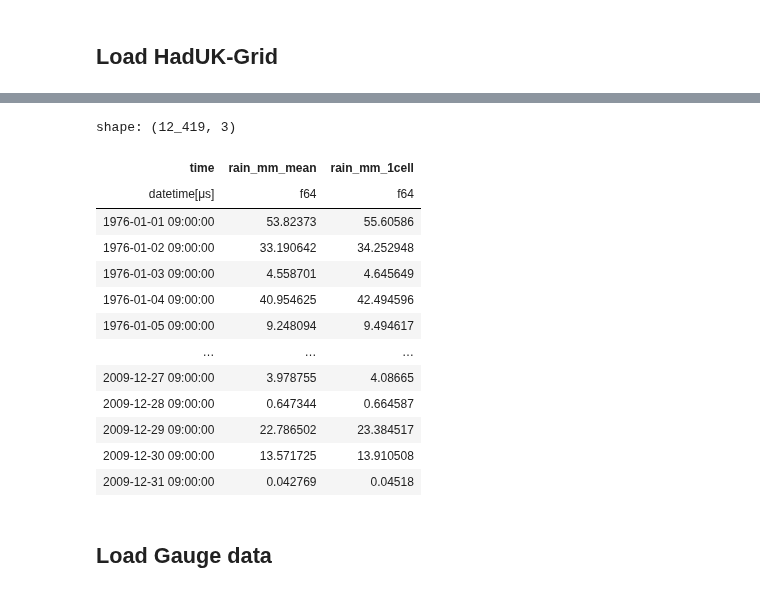
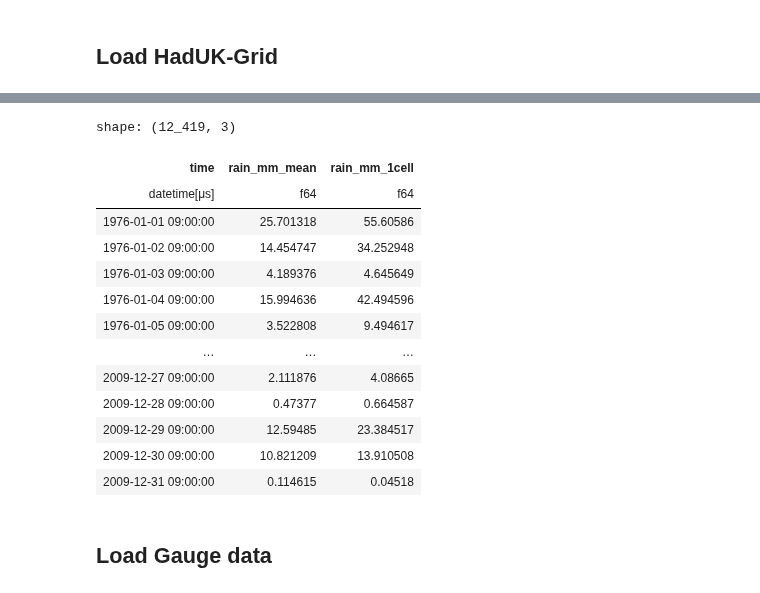
Before and after one commit to Thomasjkeel/FDRI-comparing-rainfall-data-in-upper-severn, a Jupyter notebook: notebooks/Carreg_wen_gauge_vs_grid.ipynb, the cells around one changed output, grey strips where cells are left out. Cells and saved outputs as stored; diff of their text form; code cells hidden in the pictures.

```diff
--- a/notebooks/Carreg_wen_gauge_vs_grid.ipynb
+++ b/notebooks/Carreg_wen_gauge_vs_grid.ipynb
@@ -113,0 +89,5 @@ Data variables:
+# %%
+haduk_plynlimon = xr.open_mfdataset(['../../../HadUK_Grid/haduk_grid_1km_day/hadukgrid_1km_plynlimonregion_19760101_19920831.nc',\
+                 '../../../HadUK_Grid/haduk_grid_1km_day/hadukgrid_1km_plynlimonregion_19920901_20091231.nc'])
+haduk_plynlimon = haduk_plynlimon.rename({'rainfall': RAIN_COL})
+haduk_plynlimon
@@ -114,44 +112,44 @@ Data variables:
 # %%
 ## Compute rainfall mean over Carreg-wen (3 * 3 km)
-haduk_carreg_mean = haduk_carreg[RAIN_COL].mean(('projection_x_coordinate', 'projection_y_coordinate'))
-haduk_carreg_mean = pl.from_pandas(haduk_carreg_mean.to_dataframe().reset_index()) ## convert to polars
-haduk_carreg_mean = haduk_carreg_mean.rename({RAIN_COL: f'{RAIN_COL}_mean'})
+haduk_plynlimon_mean = haduk_plynlimon[RAIN_COL].mean(('projection_x_coordinate', 'projection_y_coordinate'))
+haduk_plynlimon_mean = pl.from_pandas(haduk_plynlimon_mean.to_dataframe().reset_index()) ## convert to polars
+haduk_plynlimon_mean = haduk_plynlimon_mean.rename({RAIN_COL: f'{RAIN_COL}_mean'})
 
 #  Closest 1km grid cell to gauge
-haduk_carreg_1cell = haduk_carreg.sel(projection_x_coordinate=282500+0, projection_y_coordinate=288500+0)
-haduk_carreg_1cell = haduk_carreg_1cell[RAIN_COL].drop_vars(('projection_y_coordinate', 'projection_x_coordinate', 'latitude', 'longitude')) ## drop unnecessary vars
-haduk_carreg_1cell = pl.from_pandas(haduk_carreg_1cell.to_dataframe().reset_index()) ##convert to polars
-haduk_carreg_1cell = haduk_carreg_1cell.rename({RAIN_COL: f'{RAIN_COL}_1cell'})
+haduk_plynlimon_1cell = haduk_plynlimon.sel(projection_x_coordinate=282500+0, projection_y_coordinate=288500+0)
+haduk_plynlimon_1cell = haduk_plynlimon_1cell[RAIN_COL].drop_vars(('projection_y_coordinate', 'projection_x_coordinate', 'latitude', 'longitude')) ## drop unnecessary vars
+haduk_plynlimon_1cell = pl.from_pandas(haduk_plynlimon_1cell.to_dataframe().reset_index()) ##convert to polars
+haduk_plynlimon_1cell = haduk_plynlimon_1cell.rename({RAIN_COL: f'{RAIN_COL}_1cell'})
 # %%
 ## join data together
-haduk_carreg_all = haduk_carreg_mean.join(haduk_carreg_1cell, on='time')
+haduk_plynlimon_all = haduk_plynlimon_mean.join(haduk_plynlimon_1cell, on='time')
 
 ## overwrite value to be 9 am NOTE: messy but necessary for how the data has been stored
-haduk_carreg_all = haduk_carreg_all.with_columns(
+haduk_plynlimon_all = haduk_plynlimon_all.with_columns(
     pl.datetime(
         pl.col("time").dt.year(),
         pl.col("time").dt.month(),
         pl.col("time").dt.day(),
         9,
         pl.col("time").dt.minute(),
         pl.col("time").dt.second(),
     ).alias('time')
 )
-haduk_carreg_all
+haduk_plynlimon_all
 # %% [output]
 shape: (12_419, 3)
 | time | rain_mm_mean | rain_mm_1cell |
 | datetime[μs] | f64 | f64 |
-| 1976-01-01 09:00:00 | 53.82373 | 55.60586 |
-| 1976-01-02 09:00:00 | 33.190642 | 34.252948 |
-| 1976-01-03 09:00:00 | 4.558701 | 4.645649 |
-| 1976-01-04 09:00:00 | 40.954625 | 42.494596 |
-| 1976-01-05 09:00:00 | 9.248094 | 9.494617 |
+| 1976-01-01 09:00:00 | 25.701318 | 55.60586 |
+| 1976-01-02 09:00:00 | 14.454747 | 34.252948 |
+| 1976-01-03 09:00:00 | 4.189376 | 4.645649 |
+| 1976-01-04 09:00:00 | 15.994636 | 42.494596 |
+| 1976-01-05 09:00:00 | 3.522808 | 9.494617 |
 | … | … | … |
-| 2009-12-27 09:00:00 | 3.978755 | 4.08665 |
-| 2009-12-28 09:00:00 | 0.647344 | 0.664587 |
-| 2009-12-29 09:00:00 | 22.786502 | 23.384517 |
-| 2009-12-30 09:00:00 | 13.571725 | 13.910508 |
-| 2009-12-31 09:00:00 | 0.042769 | 0.04518 |
+| 2009-12-27 09:00:00 | 2.111876 | 4.08665 |
+| 2009-12-28 09:00:00 | 0.47377 | 0.664587 |
+| 2009-12-29 09:00:00 | 12.59485 | 23.384517 |
+| 2009-12-30 09:00:00 | 10.821209 | 13.910508 |
+| 2009-12-31 09:00:00 | 0.114615 | 0.04518 |
 # %% [markdown]
 ## Load Gauge data
```
Also changed, not shown: parts of 16 cells of this notebook, 1 other file.
